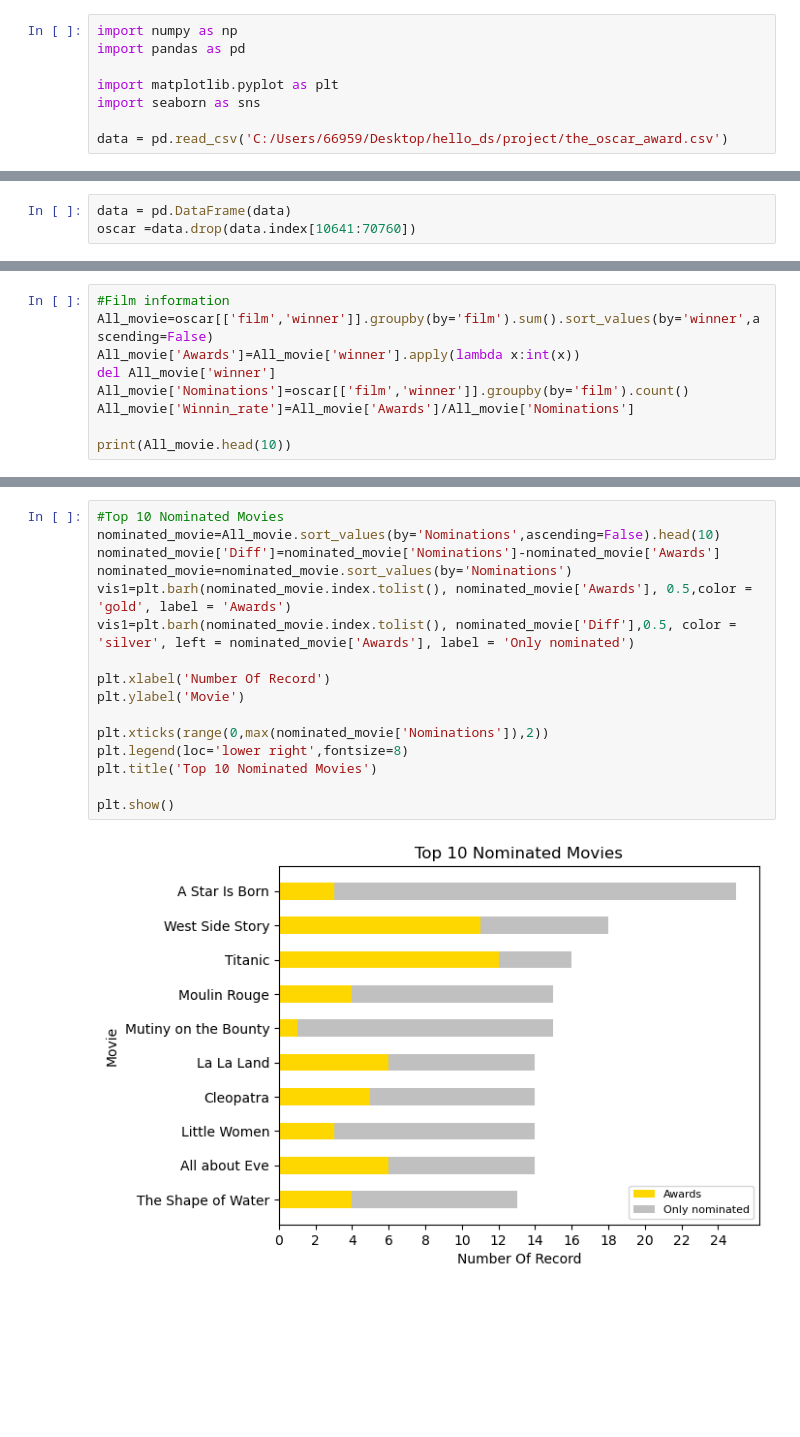
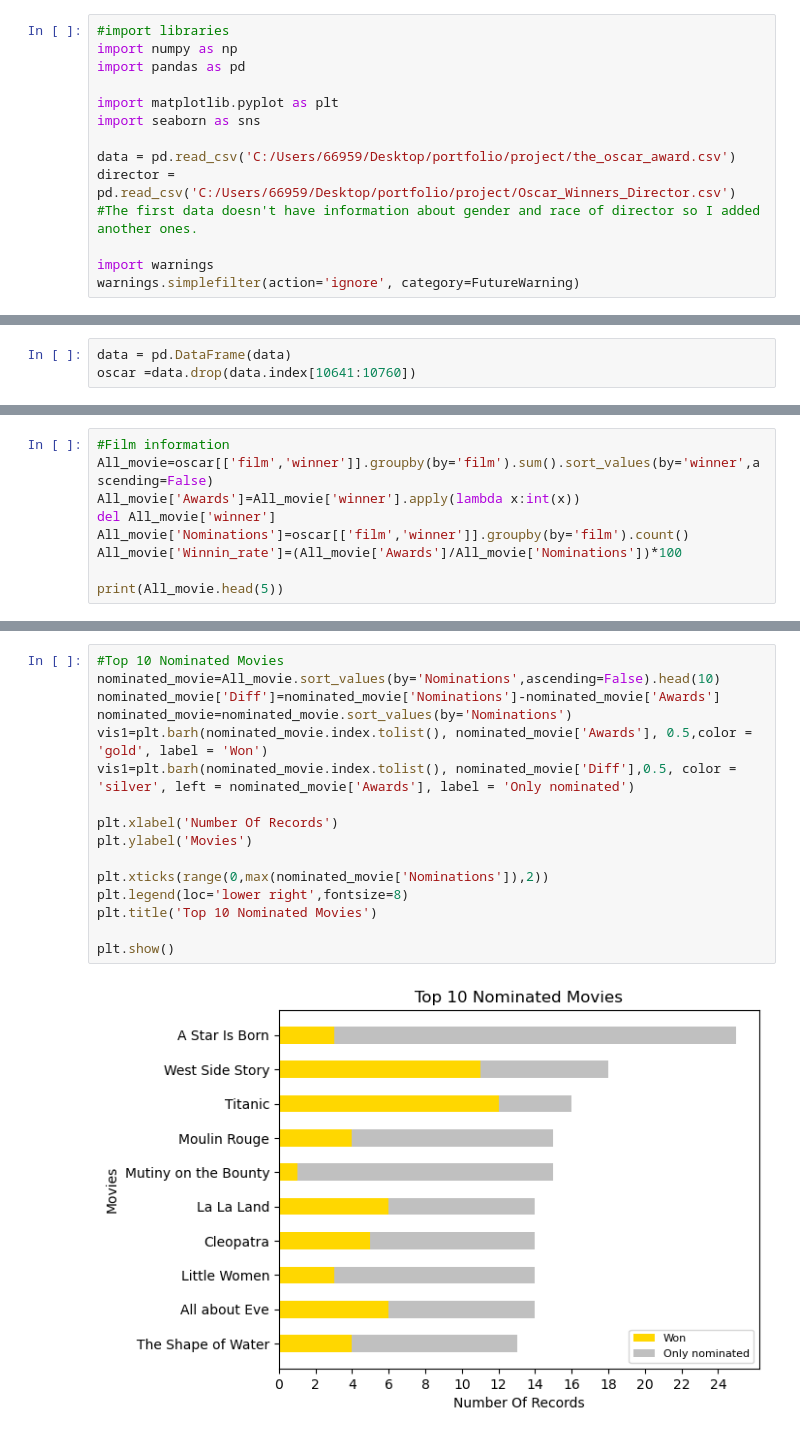
Before and after one commit to purple-fruits/Project, a Jupyter notebook: Oscar.ipynb, the cells around one changed output, grey strips where cells are left out. Saved outputs shown, nothing was run; the diff lists cells and outputs as text; blank space fills up the shorter version.

```diff
--- a/Oscar.ipynb
+++ b/Oscar.ipynb
@@ -1,8 +1,14 @@
 # %%
+#import libraries
 import numpy as np
 import pandas as pd
 
 import matplotlib.pyplot as plt
 import seaborn as sns
 
-data = pd.read_csv('C:/Users/66959/Desktop/hello_ds/project/the_oscar_award.csv')
+data = pd.read_csv('C:/Users/66959/Desktop/portfolio/project/the_oscar_award.csv')
+director = pd.read_csv('C:/Users/66959/Desktop/portfolio/project/Oscar_Winners_Director.csv')
+#The first data doesn't have information about gender and race of director so I added another ones.
+
+import warnings
+warnings.simplefilter(action='ignore', category=FutureWarning)
@@ -54,6 +51,6 @@ From the above we know that the result of Oscar 95th is not come yet. So, for no
 # %%
 data = pd.DataFrame(data)
-oscar =data.drop(data.index[10641:70760])
+oscar =data.drop(data.index[10641:10760])
 # %%
 oscar.info()
 # %% [output]
@@ -89,9 +84,9 @@ All_movie=oscar[['film','winner']].groupby(by='film').sum().sort_values(by='winn
 All_movie['Awards']=All_movie['winner'].apply(lambda x:int(x))
 del All_movie['winner']
 All_movie['Nominations']=oscar[['film','winner']].groupby(by='film').count()
-All_movie['Winnin_rate']=All_movie['Awards']/All_movie['Nominations']
+All_movie['Winnin_rate']=(All_movie['Awards']/All_movie['Nominations'])*100
 
-print(All_movie.head(10))
+print(All_movie.head(5))
 # %% [output]
                                                Awards  Nominations  \
 film
@@ -113,21 +106,21 @@ On the Waterfront                                 0.666667
 # %%
 #Top 10 Nominated Movies
 nominated_movie=All_movie.sort_values(by='Nominations',ascending=False).head(10)
 nominated_movie['Diff']=nominated_movie['Nominations']-nominated_movie['Awards']
 nominated_movie=nominated_movie.sort_values(by='Nominations')
-vis1=plt.barh(nominated_movie.index.tolist(), nominated_movie['Awards'], 0.5,color = 'gold', label = 'Awards')
+vis1=plt.barh(nominated_movie.index.tolist(), nominated_movie['Awards'], 0.5,color = 'gold', label = 'Won')
 vis1=plt.barh(nominated_movie.index.tolist(), nominated_movie['Diff'],0.5, color = 'silver', left = nominated_movie['Awards'], label = 'Only nominated')
 
-plt.xlabel('Number Of Record')
-plt.ylabel('Movie')
+plt.xlabel('Number Of Records')
+plt.ylabel('Movies')
 
 plt.xticks(range(0,max(nominated_movie['Nominations']),2))
 plt.legend(loc='lower right',fontsize=8)
 plt.title('Top 10 Nominated Movies')
 
 plt.show()
 # %% [output]
-[figure, old version]
+[figure, new version]
 # %%
 #Top 10 Award-winning Movies
 Award_winning_movie=All_movie.sort_values(by='Awards',ascending=False).head(10)
```
Also changed, not shown: parts of 19 cells of this notebook.
